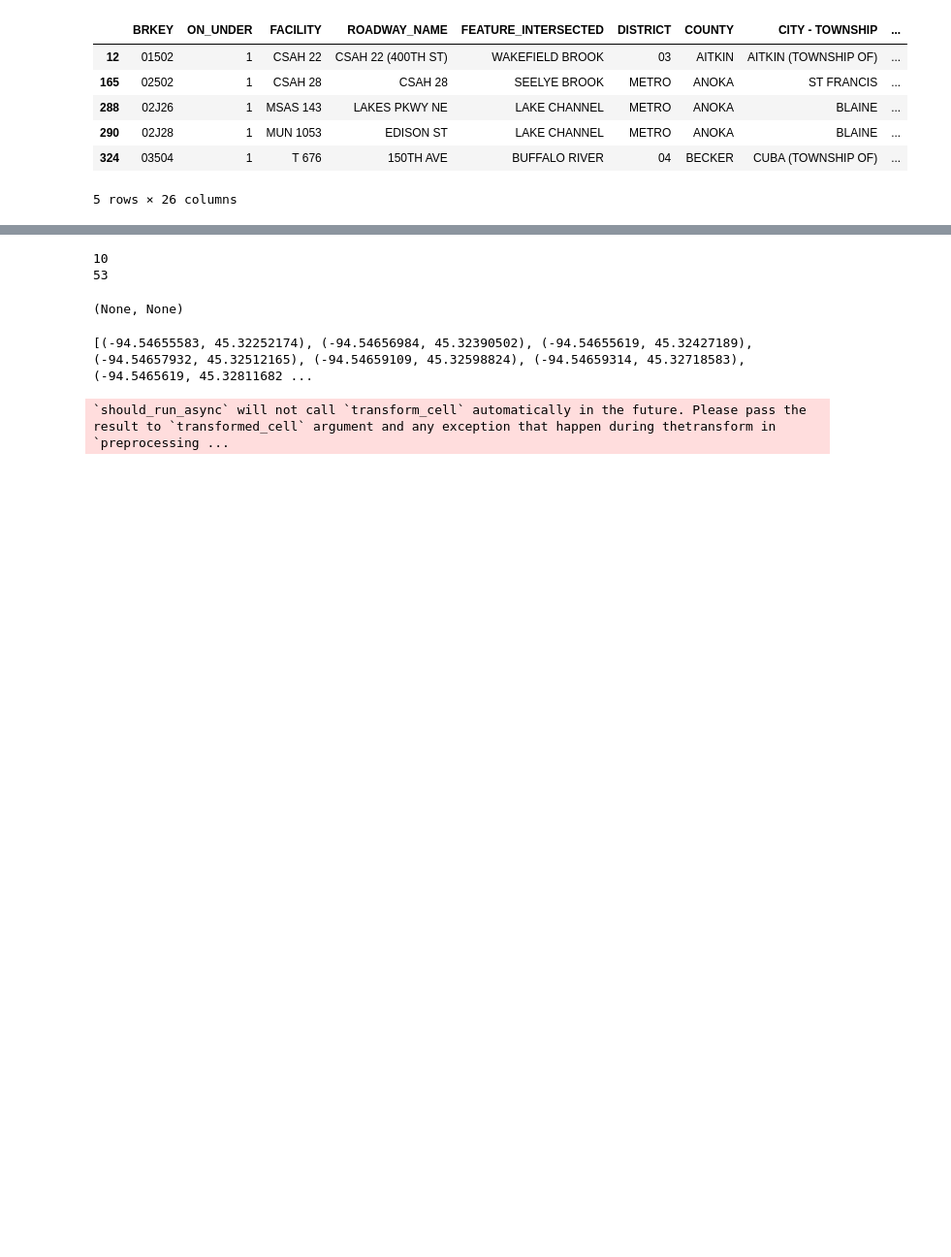
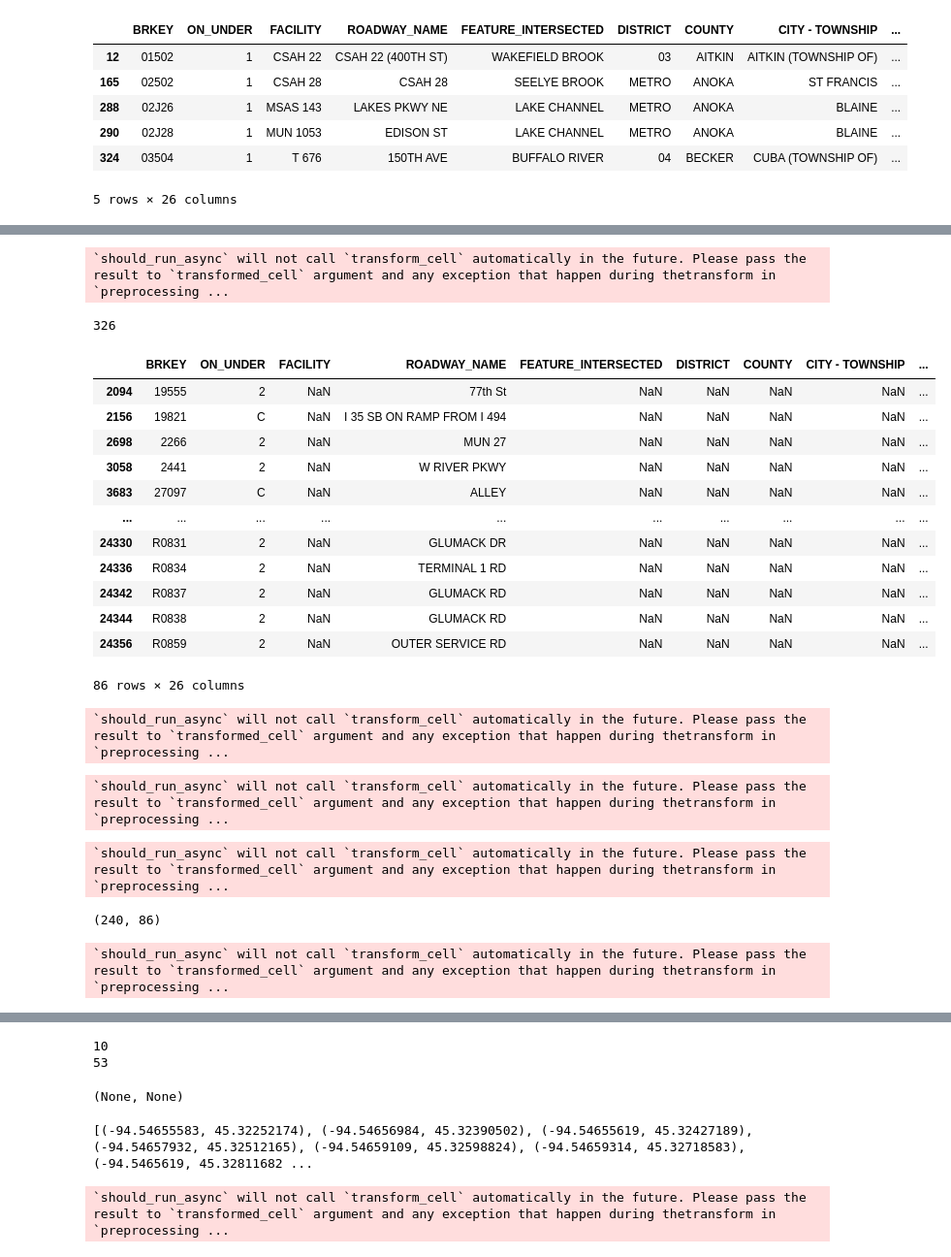
Before and after one commit to yang-mingzhou/ecoRouting, a Jupyter notebook: extractRestrictedPath.ipynb, the cells around one changed output, grey strips where cells are left out. Shown at 97% size. Cells and saved outputs as stored; diff of their text form; code cells hidden in the pictures; blank space fills up the shorter version.

```diff
--- a/extractRestrictedPath.ipynb
+++ b/extractRestrictedPath.ipynb
@@ -193,0 +254,21 @@ restristedPointList[0]
+# %%
+len(bridgeRestriction)
+# %% [output]
+`should_run_async` will not call `transform_cell` automatically in the future. Please pass the result to `transformed_cell` argument and any exception that happen during thetransform in `preprocessing ...
+326
+# %%
+bridgeRestriction[bridgeRestriction['ON_UNDER']!='1']
+# %% [output]
+|  | BRKEY | ON_UNDER | FACILITY | ROADWAY_NAME | FEATURE_INTERSECTED | DISTRICT | COUNTY | CITY - TOWNSHIP | ... |
+| 2094 | 19555 | 2 | NaN | 77th St | NaN | NaN | NaN | NaN | ... |
+| 2156 | 19821 | C | NaN | I 35 SB ON RAMP FROM I 494 | NaN | NaN | NaN | NaN | ... |
+| 2698 | 2266 | 2 | NaN | MUN 27 | NaN | NaN | NaN | NaN | ... |
+| 3058 | 2441 | 2 | NaN | W RIVER PKWY | NaN | NaN | NaN | NaN | ... |
+| 3683 | 27097 | C | NaN | ALLEY | NaN | NaN | NaN | NaN | ... |
+| ... | ... | ... | ... | ... | ... | ... | ... | ... | ... |
+| 24330 | R0831 | 2 | NaN | GLUMACK DR | NaN | NaN | NaN | NaN | ... |
+| 24336 | R0834 | 2 | NaN | TERMINAL 1 RD | NaN | NaN | NaN | NaN | ... |
+| 24342 | R0837 | 2 | NaN | GLUMACK RD | NaN | NaN | NaN | NaN | ... |
+| 24344 | R0838 | 2 | NaN | GLUMACK RD | NaN | NaN | NaN | NaN | ... |
+| 24356 | R0859 | 2 | NaN | OUTER SERVICE RD | NaN | NaN | NaN | NaN | ... |
+86 rows × 26 columns
@@ -194 +277,19 @@ restristedPointList[0]
+# %%
+onbridge = bridgeRestriction[bridgeRestriction['ON_UNDER']=='1']
+# %% [output]
+`should_run_async` will not call `transform_cell` automatically in the future. Please pass the result to `transformed_cell` argument and any exception that happen during thetransform in `preprocessing ...
+# %%
+underbridge = bridgeRestriction[bridgeRestriction['ON_UNDER']!='1']
+# %% [output]
+`should_run_async` will not call `transform_cell` automatically in the future. Please pass the result to `transformed_cell` argument and any exception that happen during thetransform in `preprocessing ...
+# %%
+len(onbridge), len(underbridge)
+# %% [output]
+`should_run_async` will not call `transform_cell` automatically in the future. Please pass the result to `transformed_cell` argument and any exception that happen during thetransform in `preprocessing ...
+(240, 86)
+# %%
+onbridgePointList = list(zip(list(onbridge['LATITUDE']), list(onbridge['LONGITUDE'])))
+underbridgePointList = list(zip(list(underbridge['LATITUDE']), list(underbridge['LONGITUDE'])))
+# %% [output]
+`should_run_async` will not call `transform_cell` automatically in the future. Please pass the result to `transformed_cell` argument and any exception that happen during thetransform in `preprocessing ...
 # %%
```
Also changed, not shown: parts of 89 cells of this notebook, 13 other files.
